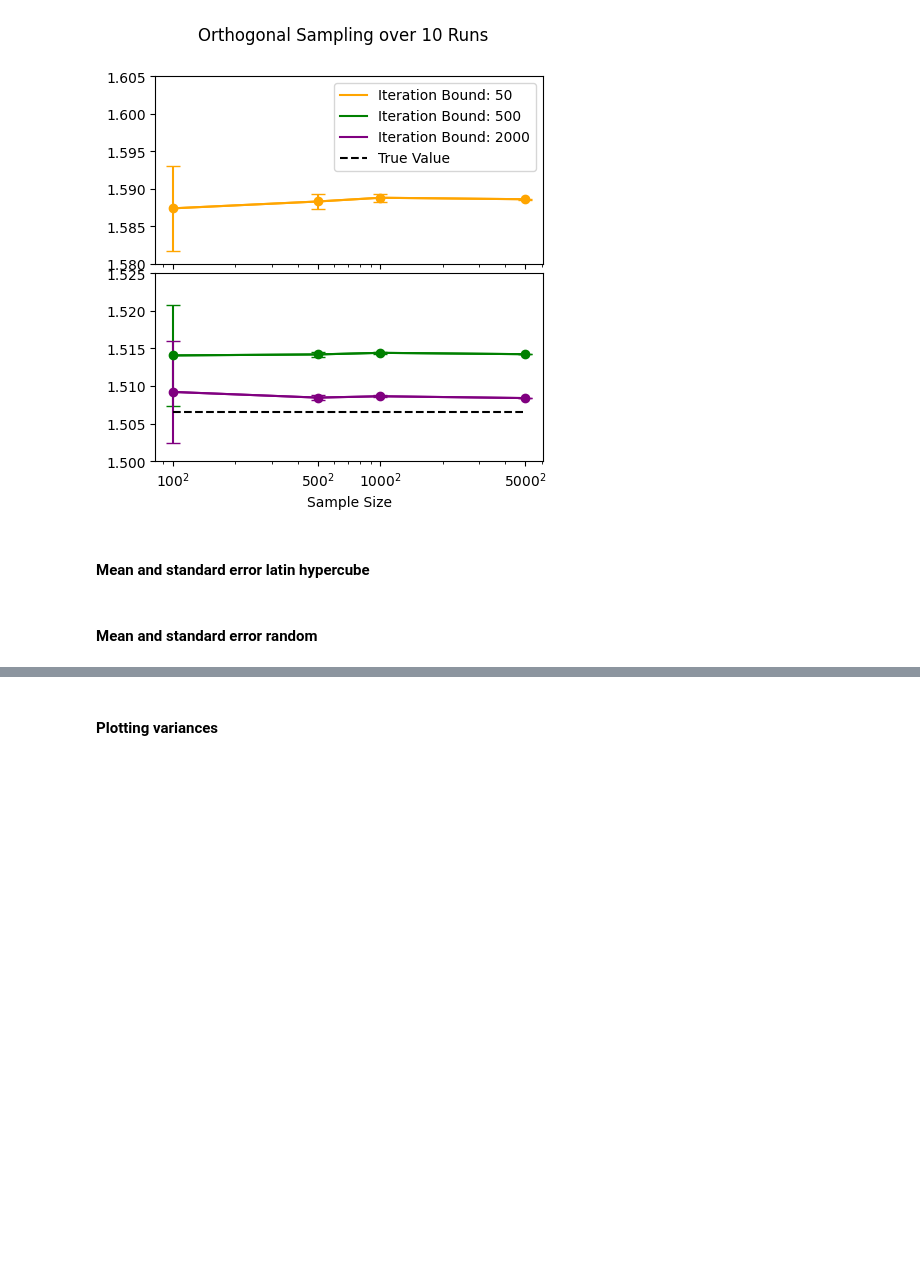
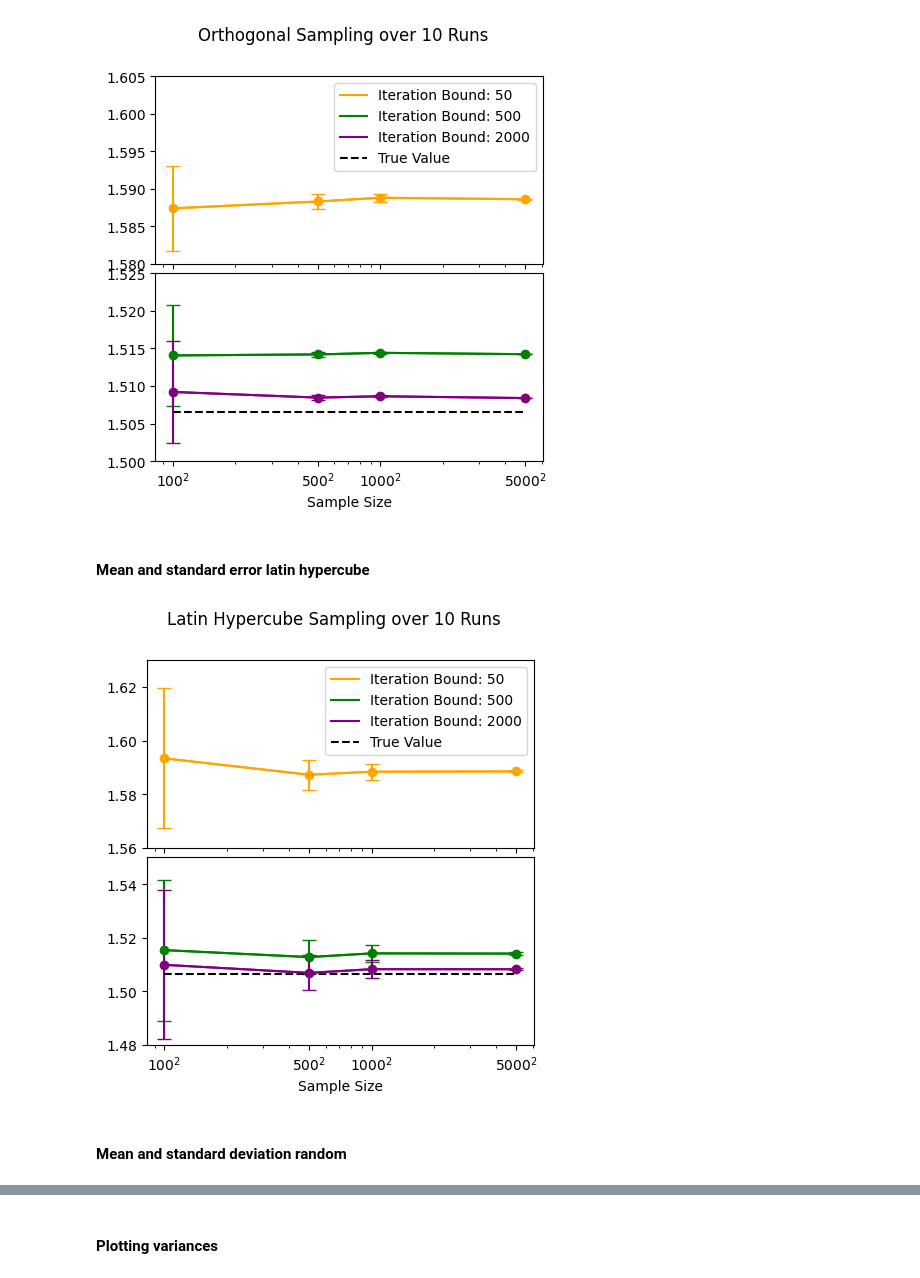
Before and after one commit to Babur-Jihanshahi/ChrisHoynckvanPapendrecht_15340791_CharlotteKoolen_15888592_ZiyaSungkar_14904950_1, a Jupyter notebook: madelbrot_sim.ipynb, the cells around one changed output, grey strips where cells are left out. Drawn from its saved outputs; the diff is of its cells as text; code cells hidden in the pictures; blank space fills up the shorter version.

Commit message:
last plot refinements

```diff
--- a/madelbrot_sim.ipynb
+++ b/madelbrot_sim.ipynb
@@ -228,56 +270,42 @@ plt.show()
 # %% [markdown]
 #### Mean and standard error latin hypercube
 # %%
-
-df_l = pd.read_csv("latin.txt", header=1)  # Set header=None since there is no header in the file
-
-# Assign column labels
-df_l.columns = ["grid_size", "max_iterations", "run", "total_points", "points_inside"]
-df_l['fraction'] = (1- df_l['points_inside'] / df_l['total_points'])*9
-
-average_fraction = df_l.groupby(['grid_size', 'max_iterations'])['fraction'].mean()
-variance_fraction = df_l.groupby(['grid_size', 'max_iterations'])['fraction'].var()
-
-# creating a data frame with mean and variance of every group for latin hypercube
-mean_var_l = pd.DataFrame({
-    'mean': average_fraction,
-    'variance': variance_fraction
-}).reset_index()
-print(mean_var_l)
 
 colors = ["orange", "green", "purple"]
 fig, (ax1, ax2) = plt.subplots(2,1, sharex= True, figsize=(5,5), gridspec_kw={'height_ratios': [1, 1], 'hspace': 0.05})
 i = 0
 for name, group in mean_var_l.groupby("max_iterations"):
     ax1.plot(group['grid_size'], group['mean'], color=colors[i], label=f"Iteration Bound: {name}")
     ax1.errorbar(group['grid_size'], group["mean"], yerr=np.sqrt(group['variance']), fmt='o-', color=colors[i], capsize=5)
 
     # Plot on ax2 without labels to avoid duplicating in the legend
     ax2.plot(group['grid_size'], group['mean'], color=colors[i])
     ax2.errorbar(group['grid_size'], group["mean"], yerr=np.sqrt(group['variance']), fmt='o-', color=colors[i], capsize=5)
 
     i += 1
 
 # plotting true value
 ax2.plot(group['grid_size'], [1.506484]*4, color='black', linestyle= '--', label='True Value')
 ax1.plot(group['grid_size'], [1.506484]*4, color='black', linestyle= '--', label='True Value')
 ax1.legend()
 
 # Plot finetuning
 ax1.set_ylim(1.56, 1.63)
 ax2.set_ylim(1.48, 1.55)
 ax1.set_xscale("log")
 ax2.set_xscale("log")
 
 custom_ticks = [100, 500, 1000, 5000]
 ax2.set_xticks(custom_ticks)  # Set tick positions
 ax2.set_xticklabels([f"${tick}^2$" for tick in custom_ticks])
 ax2.set_xlabel("Sample Size")
 fig.suptitle("Latin Hypercube Sampling over 10 Runs")
 plt.tight_layout()
 plt.savefig("Latin_mean.png", dpi=300)
 plt.show()
+# %% [output]
+[figure, added]
 # %% [markdown]
-#### Mean and standard error random
+#### Mean and standard deviation random
 # %%
 
```
Also changed, not shown: parts of 12 cells of this notebook.
